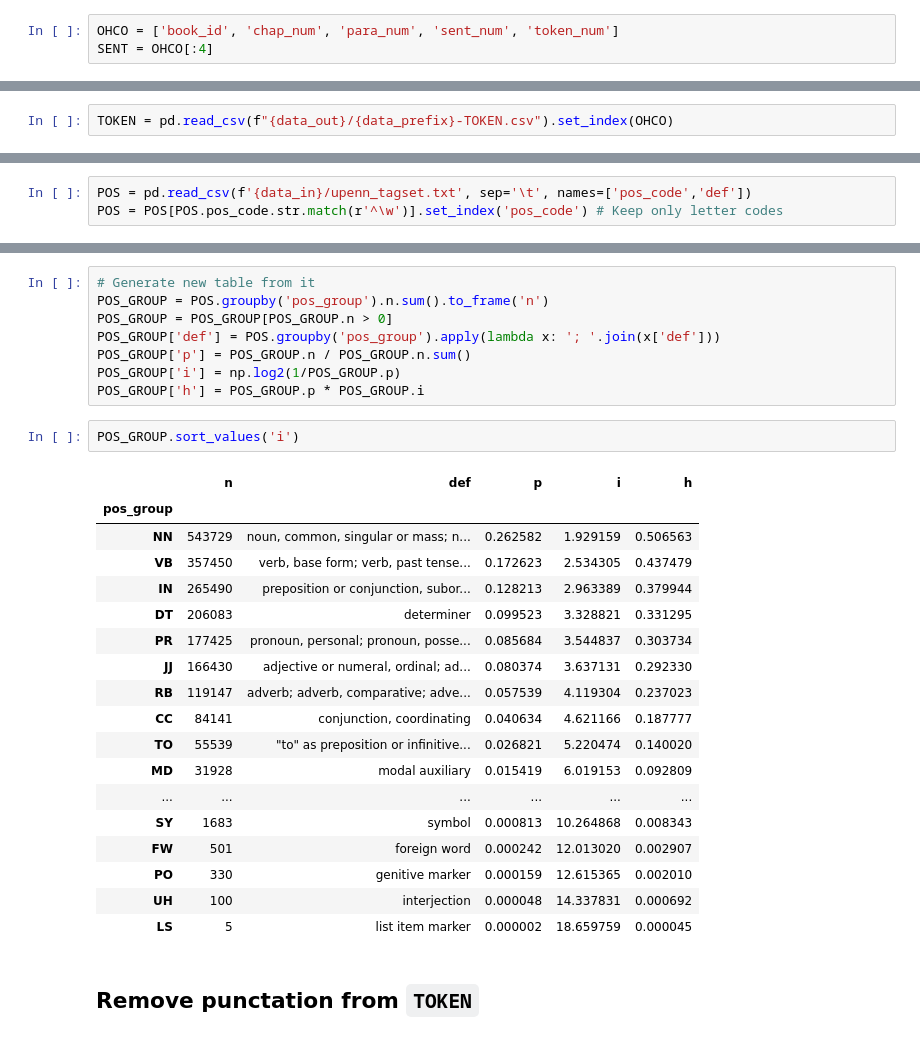
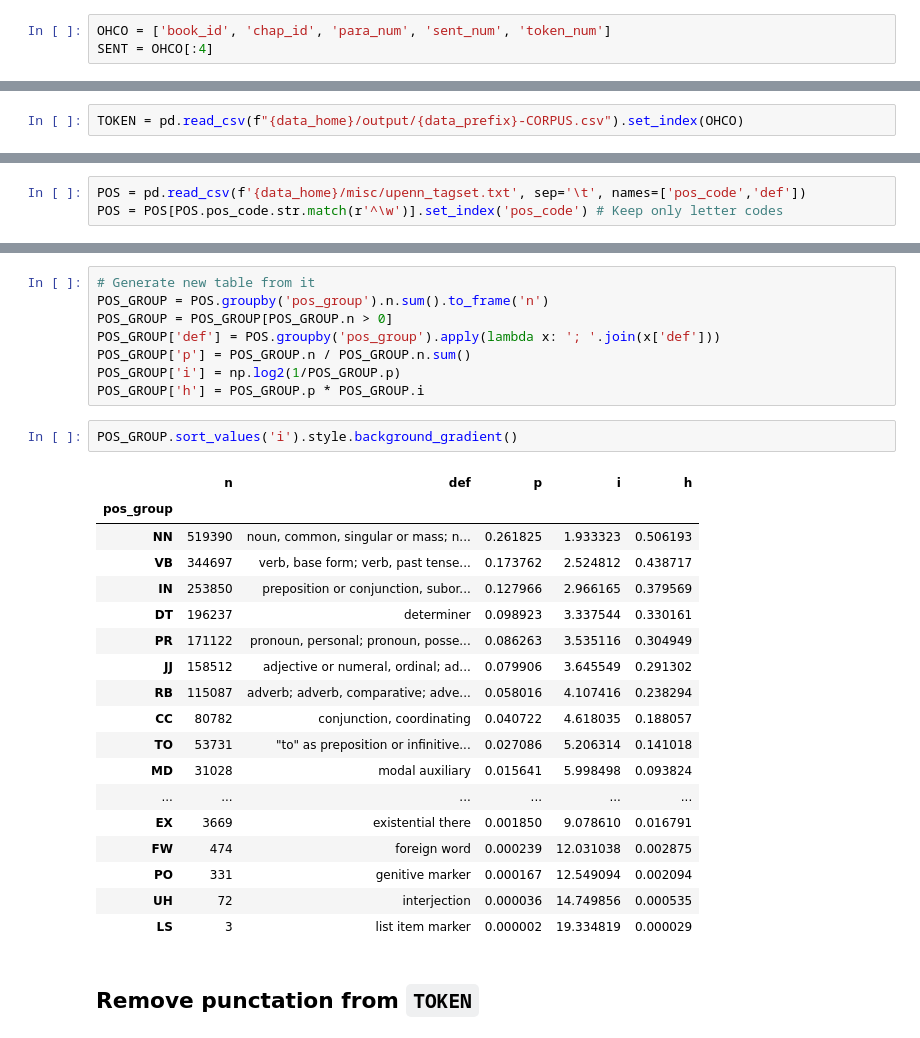
Before and after one commit to ontoligent/DS5001-2022-01-OLD, a Jupyter notebook: M04_NLP/M04_02_HMM.ipynb, the cells around one changed output, grey strips where cells are left out. Cells and saved outputs as stored; diff of their text form.

```diff
--- a/M04_NLP/M04_02_HMM.ipynb
+++ b/M04_NLP/M04_02_HMM.ipynb
@@ -15,6 +14,6 @@ data_out = './data_out'
 data_prefix = 'austen-melville'
 # %%
-OHCO = ['book_id', 'chap_num', 'para_num', 'sent_num', 'token_num']
+OHCO = ['book_id', 'chap_id', 'para_num', 'sent_num', 'token_num']
 SENT = OHCO[:4]
 # %%
 import pandas as pd
@@ -24,7 +23,7 @@ import re
 # %% [markdown]
 # Get Annotated `TOKEN` Table
 # %%
-TOKEN = pd.read_csv(f"{data_out}/{data_prefix}-TOKEN.csv").set_index(OHCO)
+TOKEN = pd.read_csv(f"{data_home}/output/{data_prefix}-CORPUS.csv").set_index(OHCO)
 # %%
 TOKEN[['pos','term_str']].head(20)
 # %% [output]
@@ -55,7 +54,7 @@ From the Penn Treebank Project
 
 We get a text version of the UPenn Codes, or tag set, by calling `nltk.help.upenn_tagset()`. There is a script in `data_in` that will generate this file for you, although a copy of it has already been generated. We use this to add a definition column to our table. This can be used later in visualizations, etc.
 # %%
-POS = pd.read_csv(f'{data_in}/upenn_tagset.txt', sep='\t', names=['pos_code','def'])
+POS = pd.read_csv(f'{data_home}/misc/upenn_tagset.txt', sep='\t', names=['pos_code','def'])
 POS = POS[POS.pos_code.str.match(r'^\w')].set_index('pos_code') # Keep only letter codes
 # %%
 # POS
@@ -85,26 +103,26 @@ POS_GROUP['p'] = POS_GROUP.n / POS_GROUP.n.sum()
 POS_GROUP['i'] = np.log2(1/POS_GROUP.p)
 POS_GROUP['h'] = POS_GROUP.p * POS_GROUP.i
 # %%
-POS_GROUP.sort_values('i')
+POS_GROUP.sort_values('i').style.background_gradient()
 # %% [output]
 |  | n | def | p | i | h |
 | pos_group |  |  |  |  |  |
-| NN | 543729 | noun, common, singular or mass; n... | 0.262582 | 1.929159 | 0.506563 |
-| VB | 357450 | verb, base form; verb, past tense... | 0.172623 | 2.534305 | 0.437479 |
-| IN | 265490 | preposition or conjunction, subor... | 0.128213 | 2.963389 | 0.379944 |
-| DT | 206083 | determiner | 0.099523 | 3.328821 | 0.331295 |
-| PR | 177425 | pronoun, personal; pronoun, posse... | 0.085684 | 3.544837 | 0.303734 |
-| JJ | 166430 | adjective or numeral, ordinal; ad... | 0.080374 | 3.637131 | 0.292330 |
-| RB | 119147 | adverb; adverb, comparative; adve... | 0.057539 | 4.119304 | 0.237023 |
-| CC | 84141 | conjunction, coordinating | 0.040634 | 4.621166 | 0.187777 |
-| TO | 55539 | "to" as preposition or infinitive... | 0.026821 | 5.220474 | 0.140020 |
-| MD | 31928 | modal auxiliary | 0.015419 | 6.019153 | 0.092809 |
+| NN | 519390 | noun, common, singular or mass; n... | 0.261825 | 1.933323 | 0.506193 |
+| VB | 344697 | verb, base form; verb, past tense... | 0.173762 | 2.524812 | 0.438717 |
+| IN | 253850 | preposition or conjunction, subor... | 0.127966 | 2.966165 | 0.379569 |
+| DT | 196237 | determiner | 0.098923 | 3.337544 | 0.330161 |
+| PR | 171122 | pronoun, personal; pronoun, posse... | 0.086263 | 3.535116 | 0.304949 |
+| JJ | 158512 | adjective or numeral, ordinal; ad... | 0.079906 | 3.645549 | 0.291302 |
+| RB | 115087 | adverb; adverb, comparative; adve... | 0.058016 | 4.107416 | 0.238294 |
+| CC | 80782 | conjunction, coordinating | 0.040722 | 4.618035 | 0.188057 |
+| TO | 53731 | "to" as preposition or infinitive... | 0.027086 | 5.206314 | 0.141018 |
+| MD | 31028 | modal auxiliary | 0.015641 | 5.998498 | 0.093824 |
 | ... | ... | ... | ... | ... | ... |
-| SY | 1683 | symbol | 0.000813 | 10.264868 | 0.008343 |
-| FW | 501 | foreign word | 0.000242 | 12.013020 | 0.002907 |
-| PO | 330 | genitive marker | 0.000159 | 12.615365 | 0.002010 |
-| UH | 100 | interjection | 0.000048 | 14.337831 | 0.000692 |
-| LS | 5 | list item marker | 0.000002 | 18.659759 | 0.000045 |
+| EX | 3669 | existential there | 0.001850 | 9.078610 | 0.016791 |
+| FW | 474 | foreign word | 0.000239 | 12.031038 | 0.002875 |
+| PO | 331 | genitive marker | 0.000167 | 12.549094 | 0.002094 |
+| UH | 72 | interjection | 0.000036 | 14.749856 | 0.000535 |
+| LS | 3 | list item marker | 0.000002 | 19.334819 | 0.000029 |
 # %% [markdown]
 ## Remove punctation from `TOKEN`
 # %%
```
Also changed, not shown: parts of 35 cells of this notebook, 1 other file.
